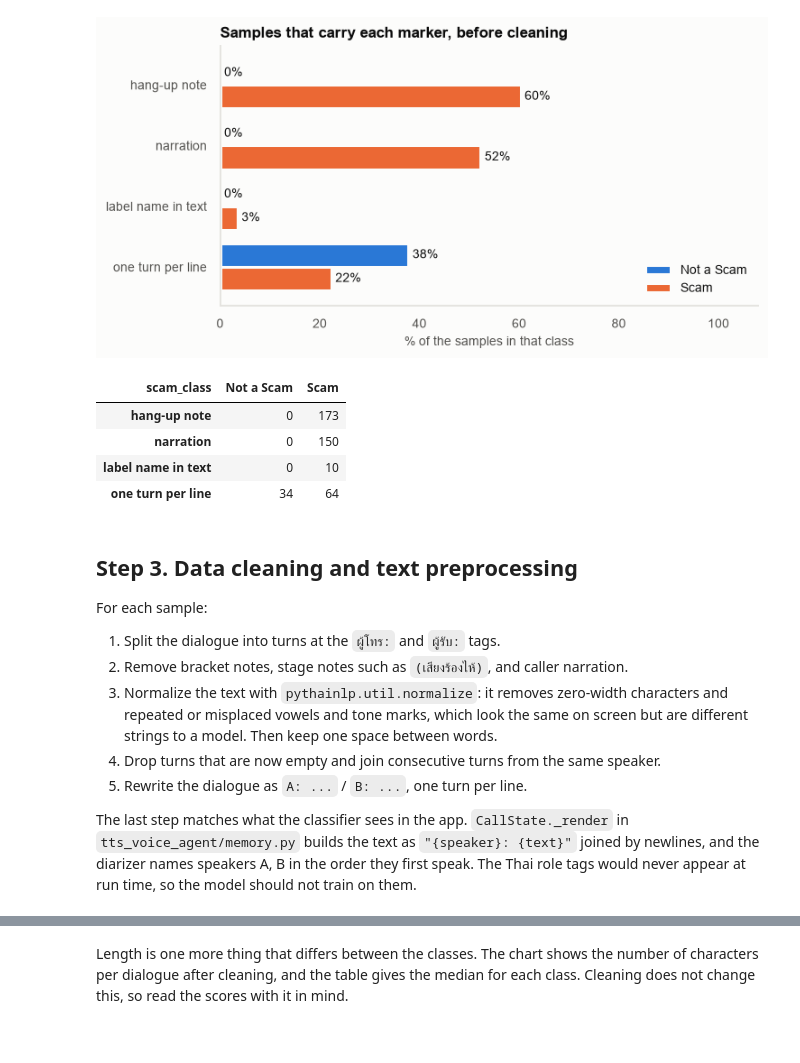
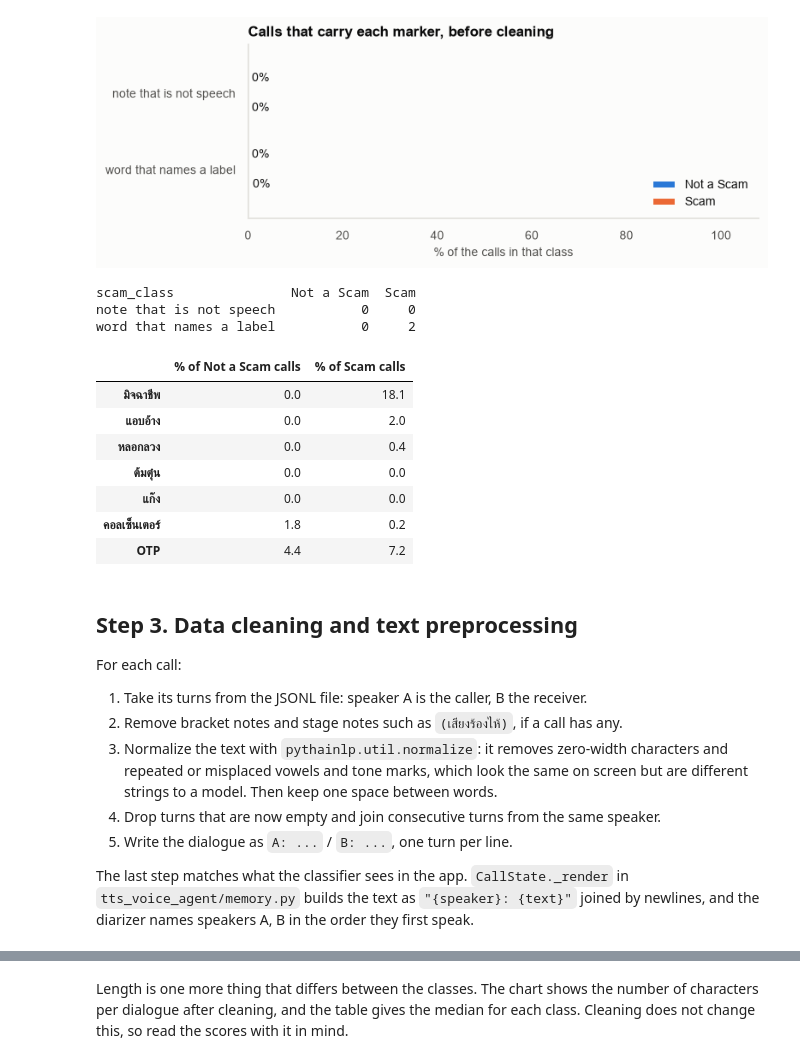
Before and after one commit to ZenithGeeks/Callas, a Jupyter notebook: notebooks/scam_classifier_phayathaibert.ipynb, the cells around one changed output, grey strips where cells are left out. Drawn from its saved outputs; the diff is of its cells as text; code cells hidden in the pictures.

Commit message:
feat(pre-process): adjust data pre-processing

```diff
--- a/notebooks/scam_classifier_phayathaibert.ipynb
+++ b/notebooks/scam_classifier_phayathaibert.ipynb
@@ -318,61 +347,68 @@ A classifier uses any such shortcut. This cell counts three of them.
 # %%
-def has_narration(dialogue: str) -> bool:
-    return any(
-        role == "caller" and NARRATION.search(" ".join(text.split()))
-        for role, text in parse_dialogue(dialogue)
-    )
-
-
+spoken = raw["turns"].map(call_text)
 checks = pd.DataFrame(
     {
-        "hang-up note": raw["dialogue"].str.contains(BRACKET_NOTE),
-        "narration": raw["dialogue"].map(has_narration),
-        "label name in text": raw["dialogue"].str.contains(LABEL_NAMES),
-        "one turn per line": raw["dialogue"].str.contains("\n"),
+        "note that is not speech": spoken.str.contains(BRACKET_NOTE)
+        | spoken.str.contains(STAGE_NOTE),
+        "word that names a label": spoken.str.contains(LABEL_WORDS),
     }
 )
 by_class = checks.groupby(raw["scam_class"])
 share = (by_class.mean() * 100).T
 
 ax = share.plot.barh(
-    figsize=(7, 3.4), width=0.78, edgecolor=SURFACE, linewidth=2,
+    figsize=(7, 2.4), width=0.78, edgecolor=SURFACE, linewidth=2,
     color=[CLASS_COLORS.get(c, NEUTRAL) for c in share.columns],
 )  # fmt: skip
 label_bars(ax, "{:.0f}%")
 ax.invert_yaxis()
 ax.set(
-    title="Samples that carry each marker, before cleaning",
-    xlabel="% of the samples in that class",
+    title="Calls that carry each marker, before cleaning",
+    xlabel="% of the calls in that class",
     xlim=(0, 108),
 )
 ax.legend(title=None, loc="lower right")
 plt.show()
+print(by_class.sum().T.to_string())
 
-by_class.sum().T.style.background_gradient(cmap=BLUES, axis=None)
+shortcuts = (
+    pd.DataFrame({word: spoken.str.contains(word, regex=False) for word in SHORTCUT_WORDS})
+    .groupby(raw["scam_class"])
+    .mean()
+    .T.mul(100)
+    .round(1)
+)
+shortcuts.columns = [f"% of {c} calls" for c in shortcuts.columns]
+shortcuts.style.background_gradient(cmap=BLUES, axis=None).format("{:.1f}")
 # %% [output]
-[figure, old version]
+[figure, new version]
+scam_class               Not a Scam  Scam
+note that is not speech           0     0
+word that names a label           0     2
-| scam_class | Not a Scam | Scam |
-| hang-up note | 0 | 173 |
-| narration | 0 | 150 |
-| label name in text | 0 | 10 |
-| one turn per line | 34 | 64 |
+|  | % of Not a Scam calls | % of Scam calls |
+| มิจฉาชีพ | 0.0 | 18.1 |
+| แอบอ้าง | 0.0 | 2.0 |
+| หลอกลวง | 0.0 | 0.4 |
+| ต้มตุ๋น | 0.0 | 0.0 |
+| แก๊ง | 0.0 | 0.0 |
+| คอลเซ็นเตอร์ | 1.8 | 0.2 |
+| OTP | 4.4 | 7.2 |
 # %% [markdown]
 ## Step 3. Data cleaning and text preprocessing
 
-For each sample:
+For each call:
 
-1. Split the dialogue into turns at the `ผู้โทร:` and `ผู้รับ:` tags.
-2. Remove bracket notes, stage notes such as `(เสียงร้องไห้)`, and caller narration.
+1. Take its turns from the JSONL file: speaker A is the caller, B the receiver.
+2. Remove bracket notes and stage notes such as `(เสียงร้องไห้)`, if a call has any.
 3. Normalize the text with `pythainlp.util.normalize`: it removes zero-width characters and
    repeated or misplaced vowels and tone marks, which look the same on screen but are
    different strings to a model. Then keep one space between words.
 4. Drop turns that are now empty and join consecutive turns from the same speaker.
-5. Rewrite the dialogue as `A: ...` / `B: ...`, one turn per line.
+5. Write the dialogue as `A: ...` / `B: ...`, one turn per line.
 
 The last step matches what the classifier sees in the app. `CallState._render` in
 `tts_voice_agent/memory.py` builds the text as `"{speaker}: {text}"` joined by newlines, and
-the diarizer names speakers A, B in the order they first speak. The Thai role tags would
-never appear at run time, so the model should not train on them.
+the diarizer names speakers A, B in the order they first speak.
 # %%
 # The web system calls this same function, so training and serving see the same text.
 from nlp_core.text import normalize_text
```
Also changed, not shown: parts of 49 cells of this notebook.
